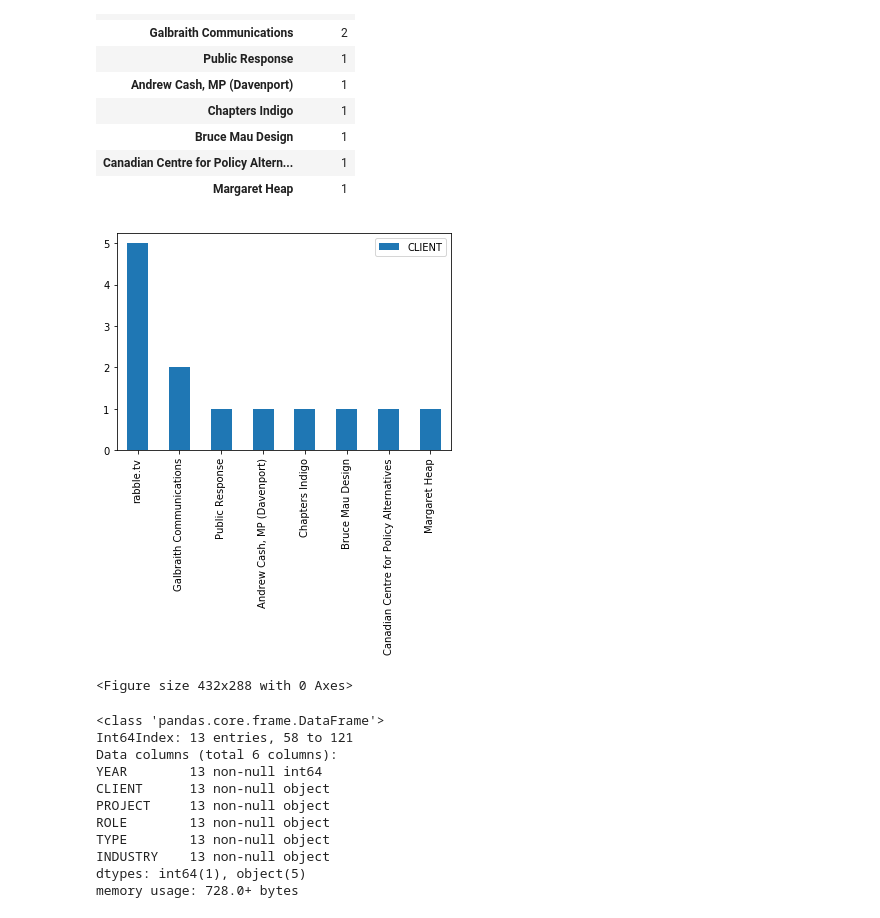
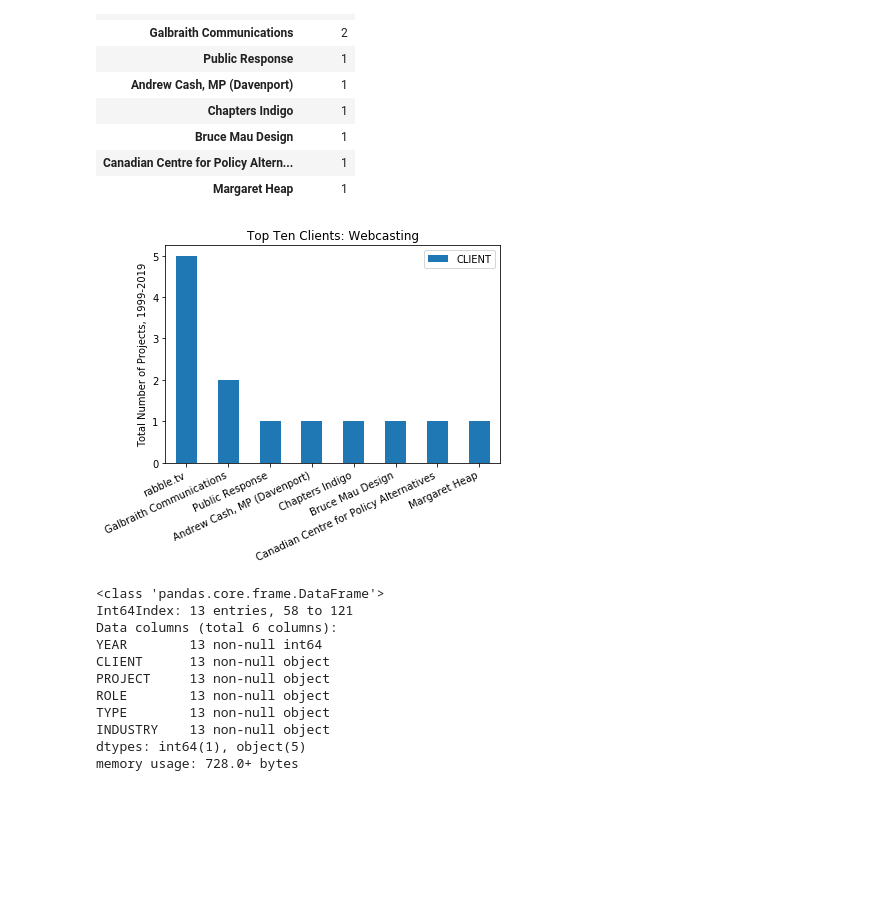
Before and after one commit to elsantonato/18-Project_3-The_Numbers, a Jupyter notebook: ftpmedia_app/data_cleaning.ipynb, the cells around one changed output. Saved outputs shown, nothing was run; the diff lists cells and outputs as text; code cells hidden in the pictures; blank space fills up the shorter version.

```diff
--- a/ftpmedia_app/data_cleaning.ipynb
+++ b/ftpmedia_app/data_cleaning.ipynb
@@ -504,18 +512,20 @@ webcast_clients.head(10)
 # %%
 # plot top ten clients for webcasting work
 webcast_clients_10 = webcast_clients.head(10)
-#if len(webcast_clients) > 10:
-#    webcast_clients_10['remaining {0} items'.format(len(webcast_clients) - 10)] = sum(webcast_clients[10:])
 webcast_clients_10.plot(kind='bar')
+
+plt.title("Top Ten Clients: Webcasting")
+plt.ylabel("Total Number of Projects, 1999-2019")
+
+plt.xticks(tick_locations, ha='right', rotation=25)
+
+# Save plot
+plt.savefig('images/fig_webcasting.png', bbox_inches="tight", dpi=199)
 
 # Show plot
 plt.show()
-
-# Save plot
-plt.savefig('images/fig1.png')
 # %% [output]
-[figure, old version]
+[figure, new version]
-<Figure size 432x288 with 0 Axes>
 # %%
 # Identify the client projects that are specific to type "archive" (using "archiv" as root word)
 archive = elsanto_df[elsanto_df["TYPE"].str.contains("archiv")]
```
Also changed, not shown: parts of 8 cells of this notebook, 4 other files.
